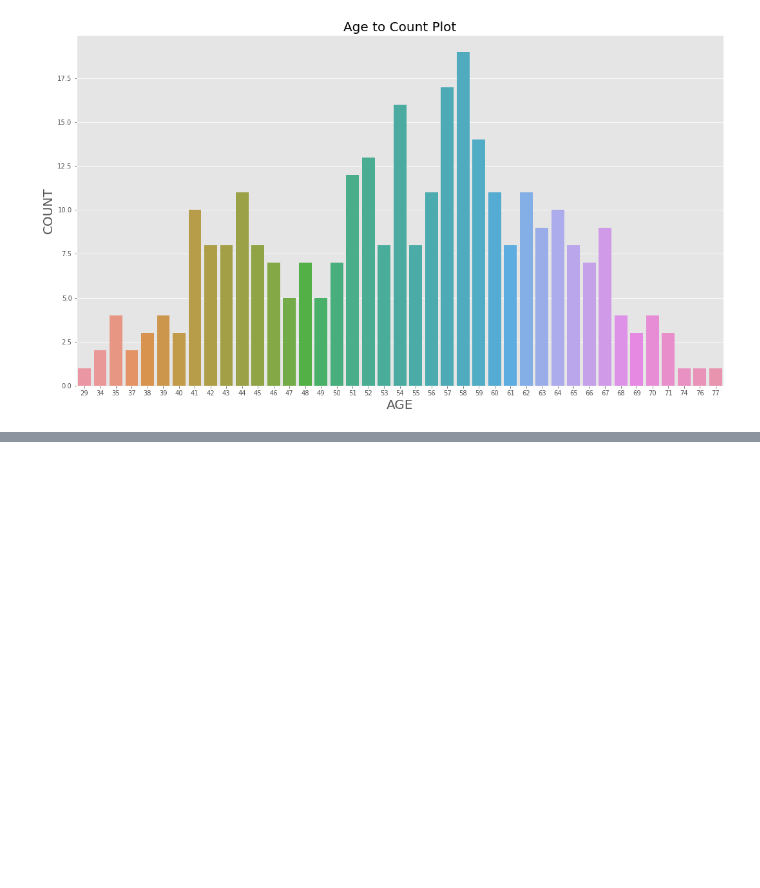
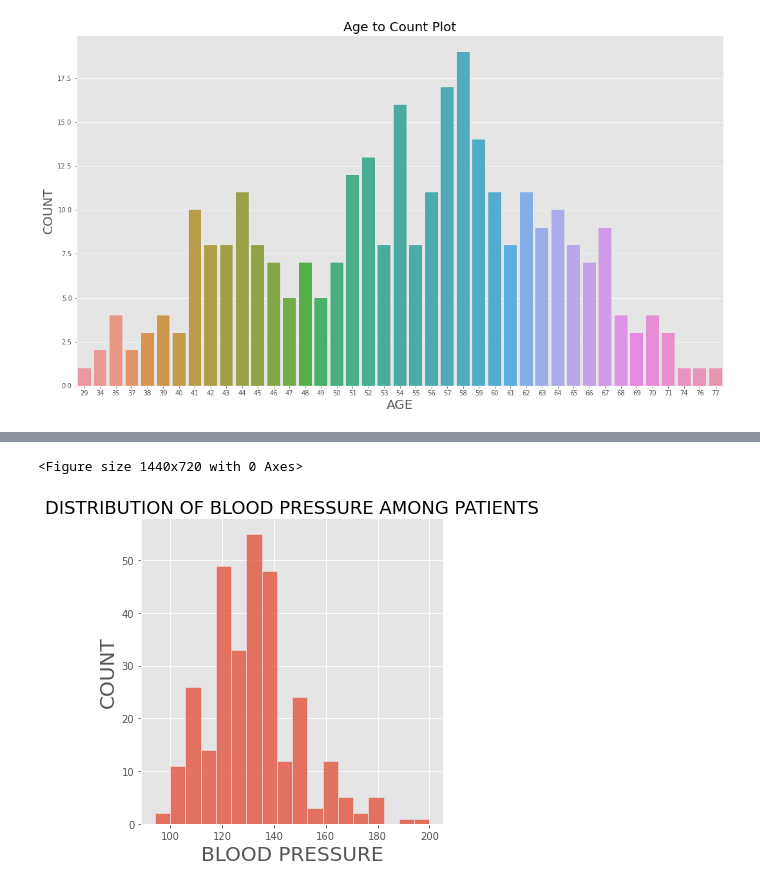
Before and after one commit to siddharthshenoy/heart, a Jupyter notebook: heartAttackPrediction.ipynb, the cells around one changed output, grey strips where cells are left out. Saved outputs shown, nothing was run; the diff lists cells and outputs as text; code cells hidden in the pictures; blank space fills up the shorter version.

```diff
--- a/heartAttackPrediction.ipynb
+++ b/heartAttackPrediction.ipynb
@@ -63,0 +96,12 @@ plt.show()
+# %%
+# Blood Pressure distribution among patients
+plt.figure(figsize=(20,10))
+plt.style.use("ggplot")
+sns.displot(train_df["trtbps"])   #using displot here
+plt.title("DISTRIBUTION OF BLOOD PRESSURE AMONG PATIENTS",fontsize=18)
+plt.xlabel("BLOOD PRESSURE",fontsize=20)
+plt.ylabel("COUNT",fontsize=20)
+plt.show()
+# %% [output]
+<Figure size 1440x720 with 0 Axes>
+[figure, added]
```
Also changed, not shown: parts of 7 cells of this notebook.
